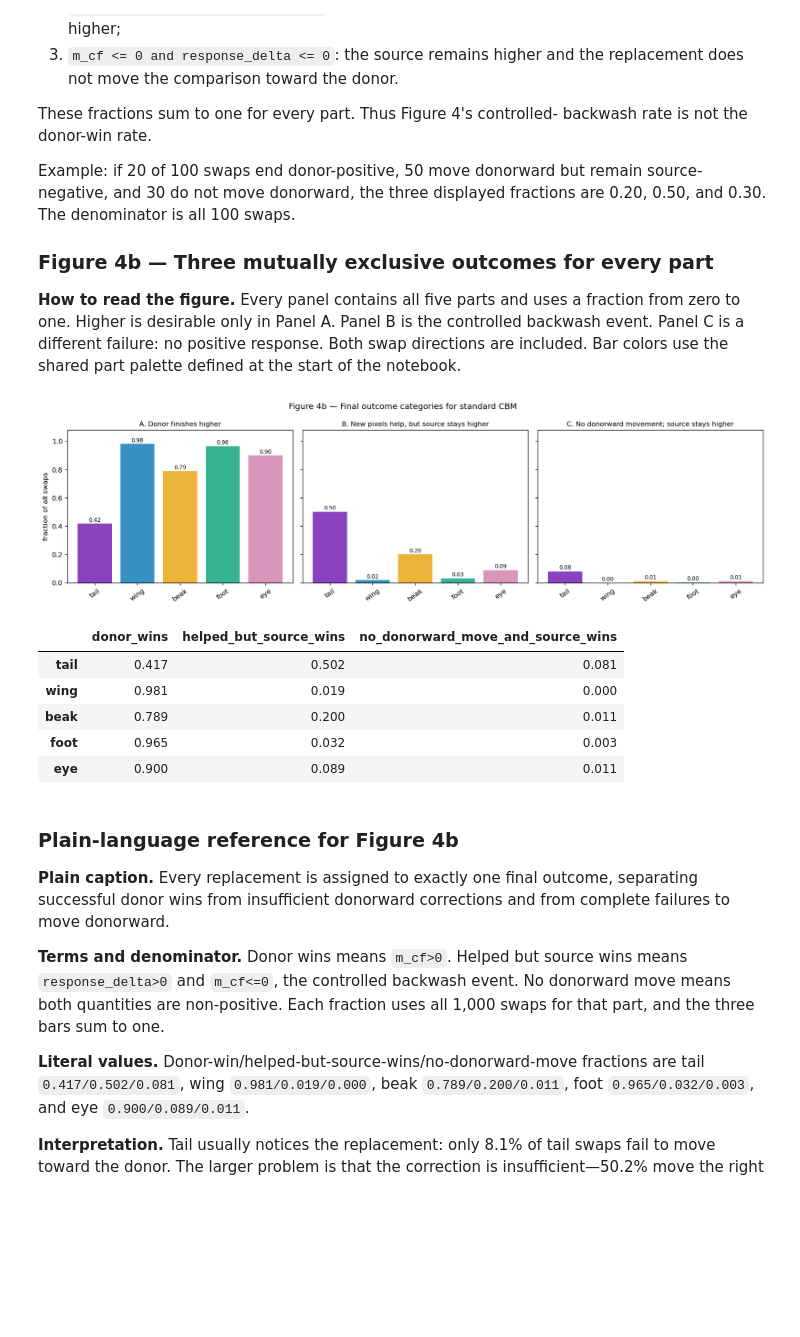
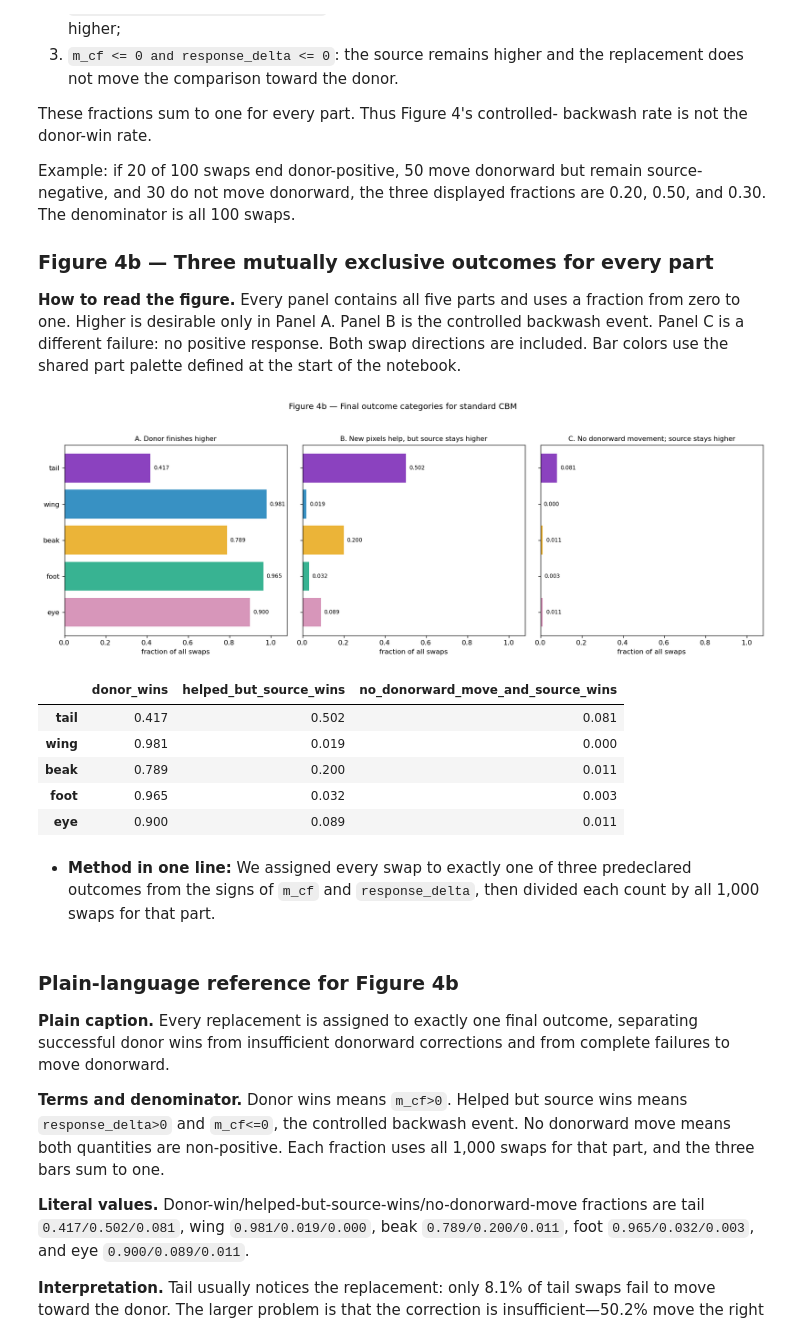
Before and after one commit to chinmayi-r/CBM-Concept-Backwash, a Jupyter notebook: curated/notebooks/02_funnybirds_cbm.ipynb, the cells around one changed output. Cells and saved outputs as stored; diff of their text form; code cells hidden in the pictures; blank space fills up the shorter version.

```diff
--- a/curated/notebooks/02_funnybirds_cbm.ipynb
+++ b/curated/notebooks/02_funnybirds_cbm.ipynb
@@ -913,34 +945,38 @@ fraction from zero to one. Higher is desirable only in Panel A. Panel B
 is the controlled backwash event. Panel C is a different failure: no
 positive response. Both swap directions are included. Bar colors use the
 shared part palette defined at the start of the notebook.
-# %%
-# ALT: Standard FunnyBird CBM donor-win, donorward-but-source-still-wins, and no-donorward-movement fractions for all five parts.
-outcomes=pd.DataFrame(index=ORDER,dtype=float)
-outcomes["donor_wins"]=(S.m_cf>0).groupby(S.part).mean().reindex(ORDER)
-outcomes["helped_but_source_wins"]=((S.m_cf<=0)&(S.response_delta>0)).groupby(S.part).mean().reindex(ORDER)
-outcomes["no_donorward_move_and_source_wins"]=((S.m_cf<=0)&(S.response_delta<=0)).groupby(S.part).mean().reindex(ORDER)
-if not np.allclose(outcomes.sum(axis=1).values,1):
-    raise RuntimeError("three outcome fractions do not sum to one")
-panels=[("donor_wins","A. Donor finishes higher"),
-        ("helped_but_source_wins","B. New pixels help, but source stays higher"),
-        ("no_donorward_move_and_source_wins","C. No donorward movement; source stays higher")]
-fig,axes=plt.subplots(1,3,figsize=(15,4.3),sharey=True)
-for ax,(column,title) in zip(axes,panels):
-    values=outcomes[column]
-    ax.bar(ORDER,values.values,color=[COLORS[p] for p in ORDER],alpha=.78)
-    ax.set_title(title,fontsize=10); ax.set_ylim(0,1.08); ax.tick_params(axis="x",rotation=35)
-    for x,value in enumerate(values): ax.text(x,value+.015,f"{value:.2f}",ha="center",fontsize=8)
-axes[0].set_ylabel("fraction of all swaps")
-fig.suptitle("Figure 4b — Final outcome categories for standard CBM")
-plt.tight_layout(); plt.show(); display(outcomes.round(3))
-# %% [output]
-[figure, removed]
-|  | donor_wins | helped_but_source_wins | no_donorward_move_and_source_wins |
-| tail | 0.417 | 0.502 | 0.081 |
-| wing | 0.981 | 0.019 | 0.000 |
-| beak | 0.789 | 0.200 | 0.011 |
-| foot | 0.965 | 0.032 | 0.003 |
-| eye | 0.900 | 0.089 | 0.011 |
+# %%
+# ALT: Standard FunnyBird CBM donor-win, donorward-but-source-still-wins, and no-donorward-movement fractions for all five parts.
+outcomes=pd.DataFrame(index=ORDER,dtype=float)
+outcomes["donor_wins"]=(S.m_cf>0).groupby(S.part).mean().reindex(ORDER)
+outcomes["helped_but_source_wins"]=((S.m_cf<=0)&(S.response_delta>0)).groupby(S.part).mean().reindex(ORDER)
+outcomes["no_donorward_move_and_source_wins"]=((S.m_cf<=0)&(S.response_delta<=0)).groupby(S.part).mean().reindex(ORDER)
+if not np.allclose(outcomes.sum(axis=1).values,1):
+    raise RuntimeError("three outcome fractions do not sum to one")
+panels=[("donor_wins","A. Donor finishes higher"),
+        ("helped_but_source_wins","B. New pixels help, but source stays higher"),
+        ("no_donorward_move_and_source_wins","C. No donorward movement; source stays higher")]
+fig,axes=plt.subplots(1,3,figsize=(15,5.4),sharey=True)
+for ax,(column,title) in zip(axes.flat,panels):
+    values=outcomes[column]
+    y=np.arange(len(ORDER))
+    ax.barh(y,values.values,color=[COLORS[p] for p in ORDER],alpha=.78)
+    ax.set_title(title,fontsize=10); ax.set_xlim(0,1.08)
+    ax.set_yticks(y,ORDER); ax.invert_yaxis()
+    for yy,value in enumerate(values): ax.text(value+.015,yy,f"{value:.3f}",va="center",fontsize=8)
+    ax.set_xlabel("fraction of all swaps")
+fig.suptitle("Figure 4b — Final outcome categories for standard CBM")
+plt.tight_layout(rect=[0,0,1,.94]); plt.show(); display(outcomes.round(3))
+# %% [output]
+[figure, added]
+|  | donor_wins | helped_but_source_wins | no_donorward_move_and_source_wins |
+| tail | 0.417 | 0.502 | 0.081 |
+| wing | 0.981 | 0.019 | 0.000 |
+| beak | 0.789 | 0.200 | 0.011 |
+| foot | 0.965 | 0.032 | 0.003 |
+| eye | 0.900 | 0.089 | 0.011 |
+# %% [markdown]
+- **Method in one line:** We assigned every swap to exactly one of three predeclared outcomes from the signs of `m_cf` and `response_delta`, then divided each count by all 1,000 swaps for that part.
 # %% [markdown]
 ### Plain-language reference for Figure 4b
 
```
Also changed, not shown: parts of 84 cells of this notebook, 1 other file.
